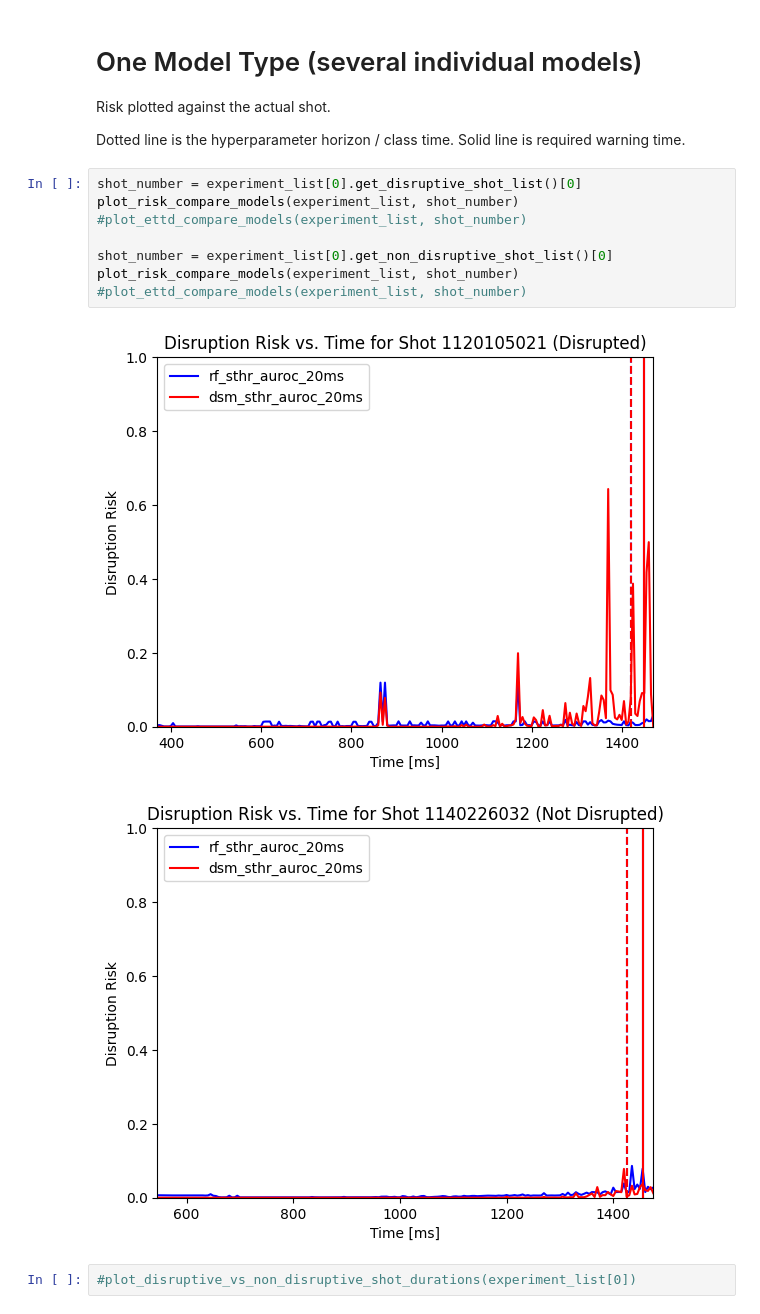
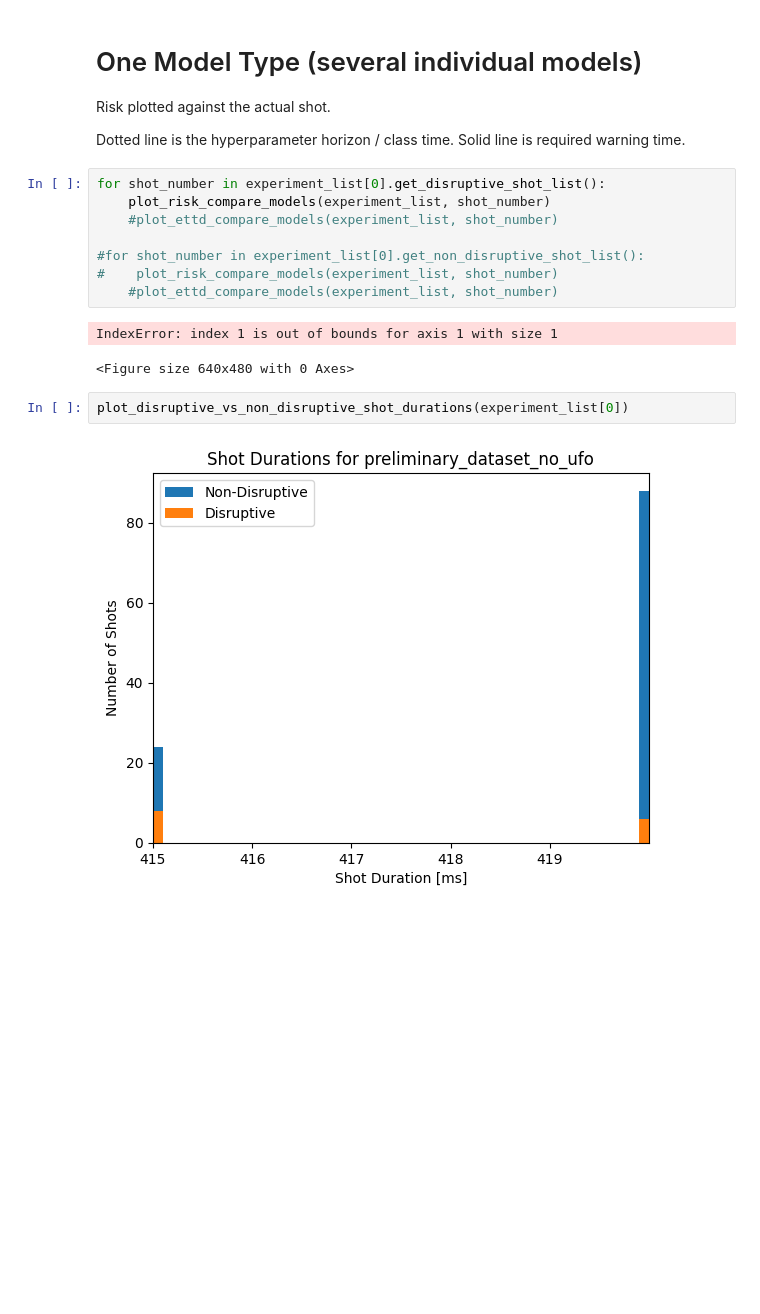
Before and after one commit to MIT-PSFC/disruption-survival-analysis, a Jupyter notebook: Run Experiments.ipynb, the cells around one changed output. Saved outputs shown, nothing was run; the diff lists cells and outputs as text; blank space fills up the shorter version.

```diff
--- a/Run Experiments.ipynb
+++ b/Run Experiments.ipynb
@@ -136,15 +139,17 @@ Risk plotted against the actual shot.
 Dotted line is the hyperparameter horizon / class time.
 Solid line is required warning time.
 # %%
-shot_number = experiment_list[0].get_disruptive_shot_list()[0]
-plot_risk_compare_models(experiment_list, shot_number)
-#plot_ettd_compare_models(experiment_list, shot_number)
+for shot_number in experiment_list[0].get_disruptive_shot_list():
+    plot_risk_compare_models(experiment_list, shot_number)
+    #plot_ettd_compare_models(experiment_list, shot_number)
 
-shot_number = experiment_list[0].get_non_disruptive_shot_list()[0]
-plot_risk_compare_models(experiment_list, shot_number)
-#plot_ettd_compare_models(experiment_list, shot_number)
+#for shot_number in experiment_list[0].get_non_disruptive_shot_list():
+#    plot_risk_compare_models(experiment_list, shot_number)
+    #plot_ettd_compare_models(experiment_list, shot_number)
 # %% [output]
-[figure, removed]
-[figure, removed]
+IndexError: index 1 is out of bounds for axis 1 with size 1
+<Figure size 640x480 with 0 Axes>
 # %%
-#plot_disruptive_vs_non_disruptive_shot_durations(experiment_list[0])
+plot_disruptive_vs_non_disruptive_shot_durations(experiment_list[0])
+# %% [output]
+[figure, added]
```
Also changed, not shown: parts of 3 cells of this notebook, 2 other files.
